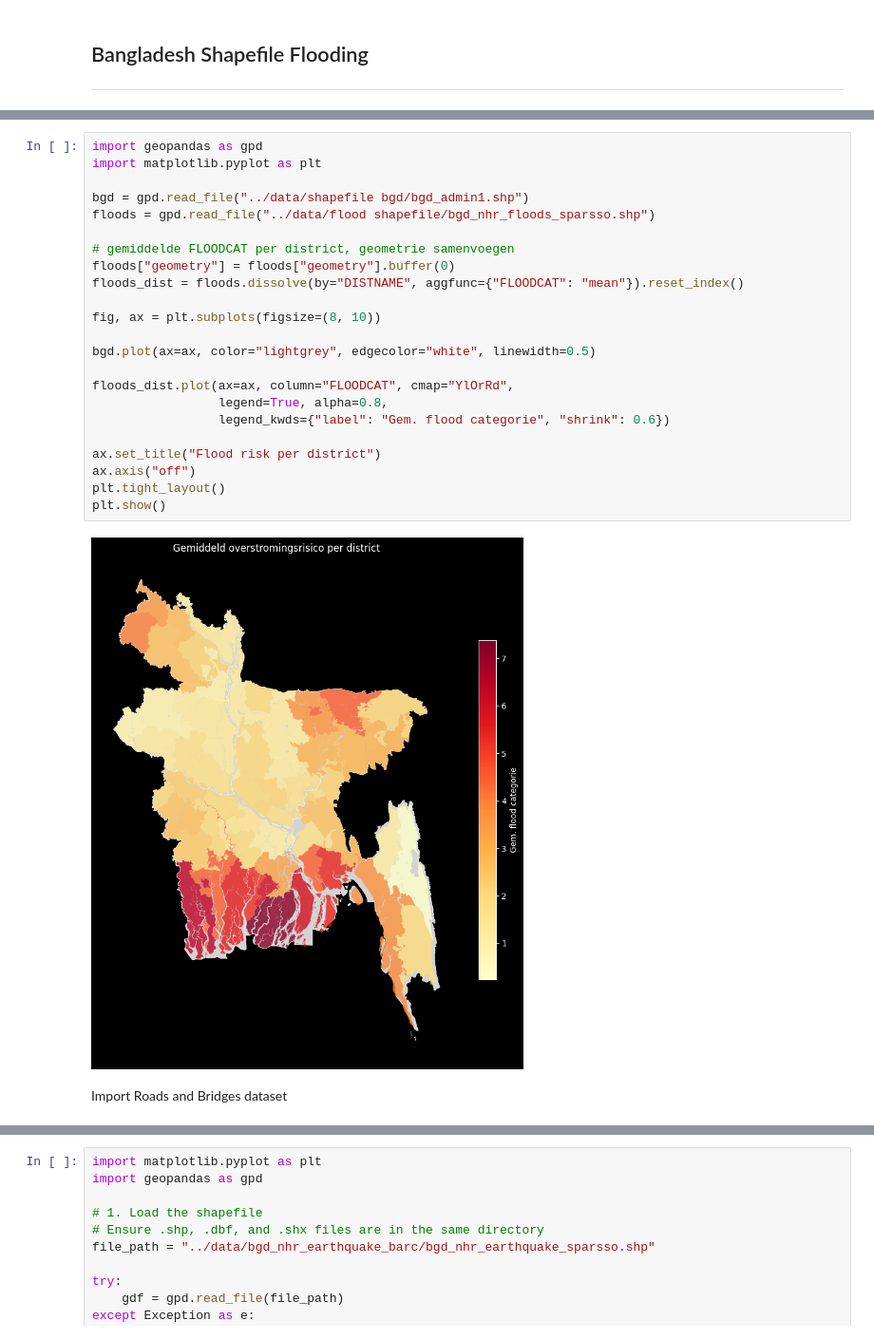
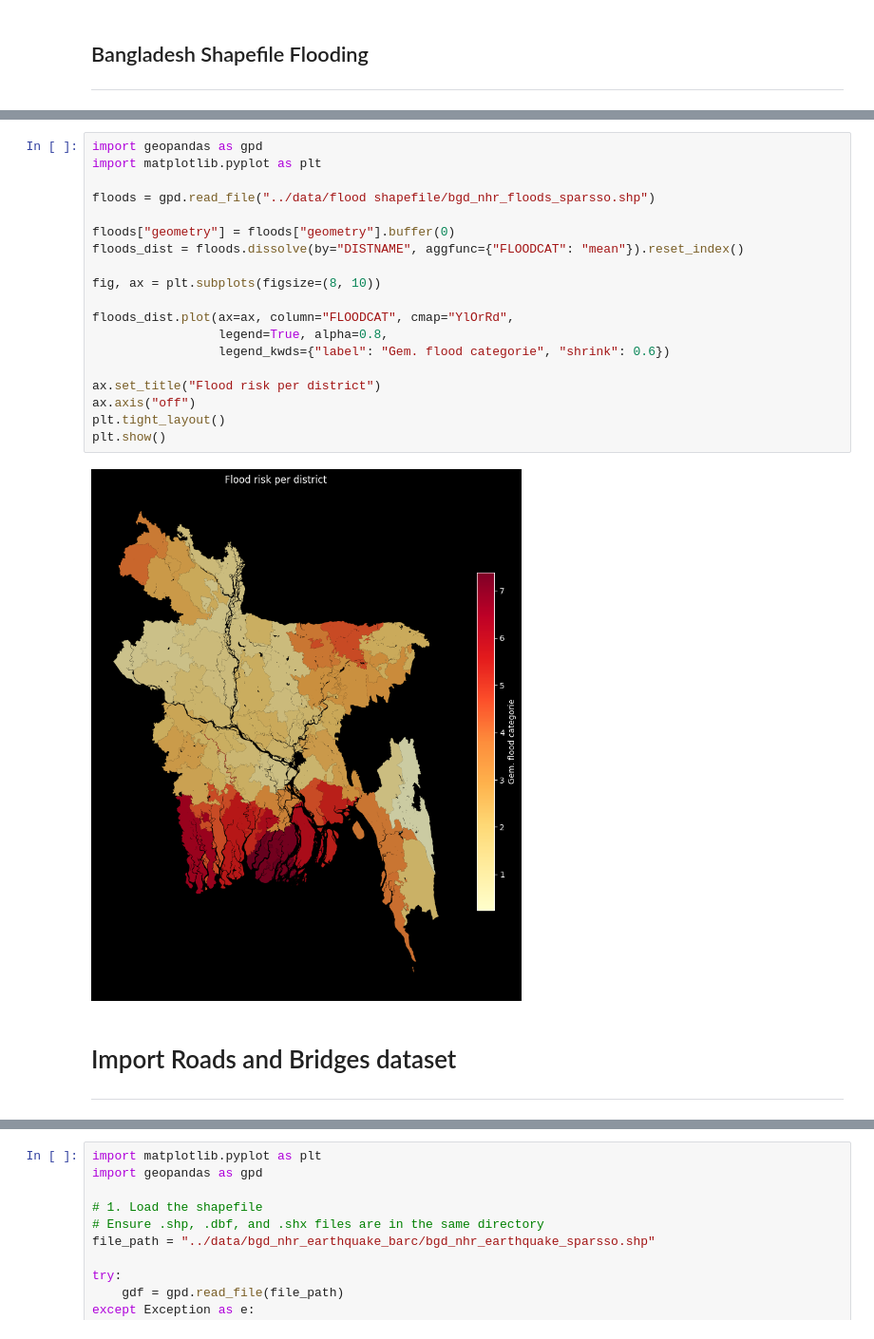
Before and after one commit to MeikeHR/EPA133a-G02-A4, a Jupyter notebook: EPA1352-G02-A4/notebook/Data Analysis.ipynb, the cells around one changed output, grey strips where cells are left out. Shown at 95% size. Saved outputs shown, nothing was run; the diff lists cells and outputs as text.

```diff
--- a/EPA1352-G02-A4/notebook/Data Analysis.ipynb
+++ b/EPA1352-G02-A4/notebook/Data Analysis.ipynb
@@ -174,28 +117,25 @@ plt.show()
 # %%
 import geopandas as gpd
 import matplotlib.pyplot as plt
 
-bgd = gpd.read_file("../data/shapefile bgd/bgd_admin1.shp")
 floods = gpd.read_file("../data/flood shapefile/bgd_nhr_floods_sparsso.shp")
 
-# gemiddelde FLOODCAT per district, geometrie samenvoegen
 floods["geometry"] = floods["geometry"].buffer(0)
 floods_dist = floods.dissolve(by="DISTNAME", aggfunc={"FLOODCAT": "mean"}).reset_index()
 
 fig, ax = plt.subplots(figsize=(8, 10))
-
-bgd.plot(ax=ax, color="lightgrey", edgecolor="white", linewidth=0.5)
 
 floods_dist.plot(ax=ax, column="FLOODCAT", cmap="YlOrRd",
                  legend=True, alpha=0.8,
                  legend_kwds={"label": "Gem. flood categorie", "shrink": 0.6})
 
 ax.set_title("Flood risk per district")
 ax.axis("off")
 plt.tight_layout()
 plt.show()
 # %% [output]
-[figure, old version]
+[figure, new version]
 # %% [markdown]
 
-Import Roads and Bridges dataset
+# Import Roads and Bridges dataset
+---
```
Also changed, not shown: parts of 5 cells of this notebook, 43 other files.
